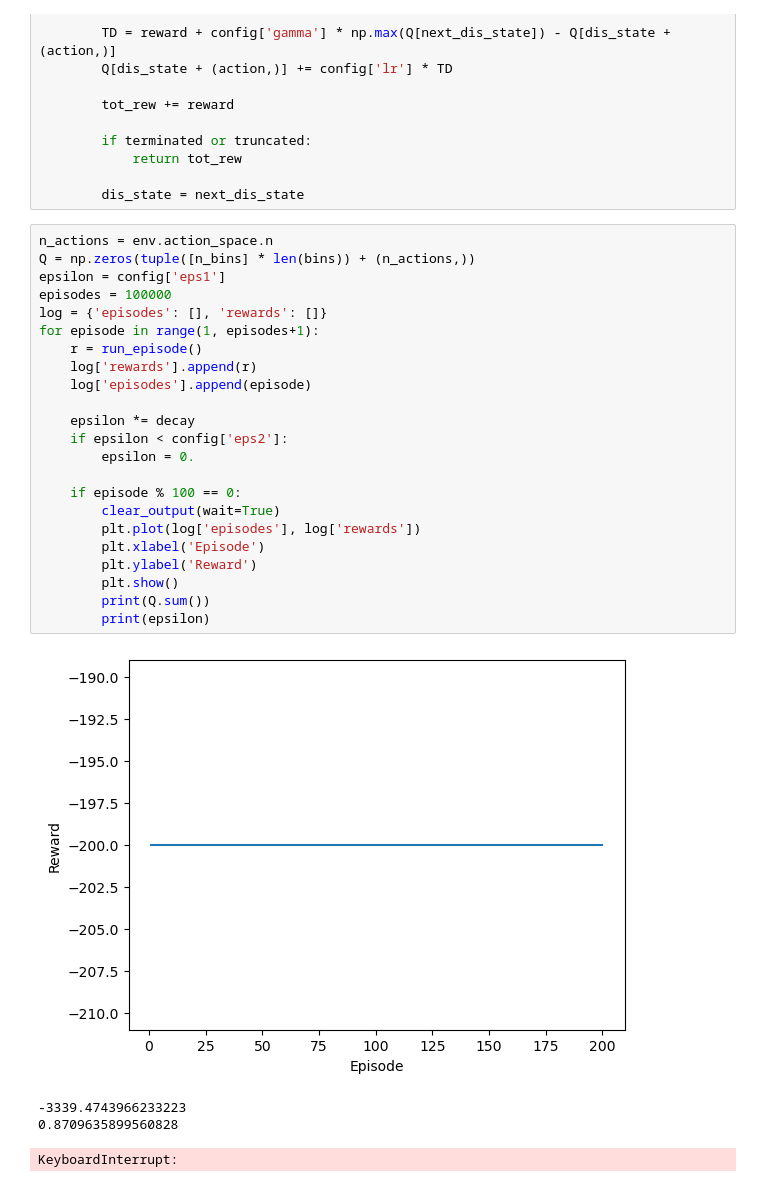
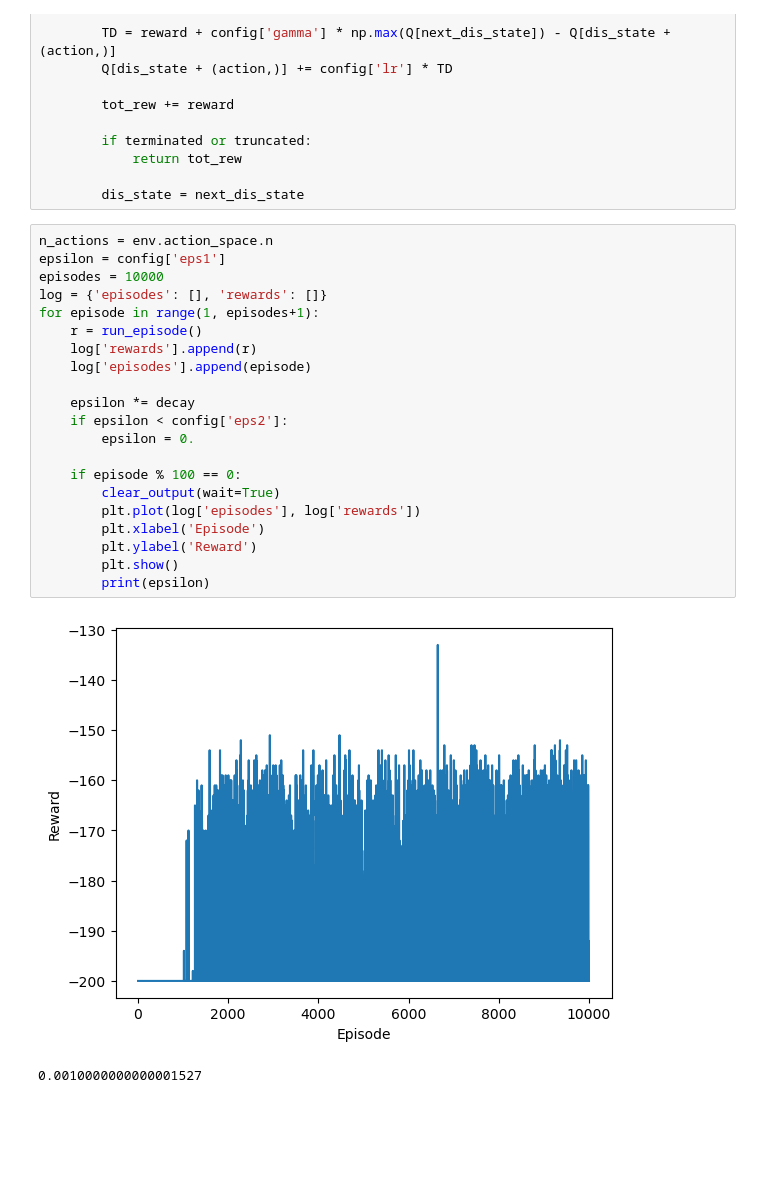
Before and after one commit to Senox55/Q-Learning, a Jupyter notebook: MountainCar-v0.ipynb, the cells around one changed output. Cells and saved outputs as stored; diff of their text form; blank space fills up the shorter version.

```diff
--- a/MountainCar-v0.ipynb
+++ b/MountainCar-v0.ipynb
@@ -86,29 +87,25 @@ def run_episode():
         dis_state = next_dis_state
 # %%
 n_actions = env.action_space.n
-Q = np.zeros(tuple([n_bins] * len(bins)) + (n_actions,))
 epsilon = config['eps1']
-episodes = 100000
+episodes = 10000
 log = {'episodes': [], 'rewards': []}
 for episode in range(1, episodes+1):
     r = run_episode()
     log['rewards'].append(r)
     log['episodes'].append(episode)
 
     epsilon *= decay
     if epsilon < config['eps2']:
         epsilon = 0.
 
     if episode % 100 == 0:
         clear_output(wait=True)
         plt.plot(log['episodes'], log['rewards'])
         plt.xlabel('Episode')
         plt.ylabel('Reward')
         plt.show()
-        print(Q.sum())
         print(epsilon)
 # %% [output]
-[figure, old version]
+[figure, new version]
--3339.4743966233223
-0.8709635899560828
+0.0010000000000001527
-KeyboardInterrupt:
```
Also changed, not shown: parts of 2 cells of this notebook, 1 other file.
